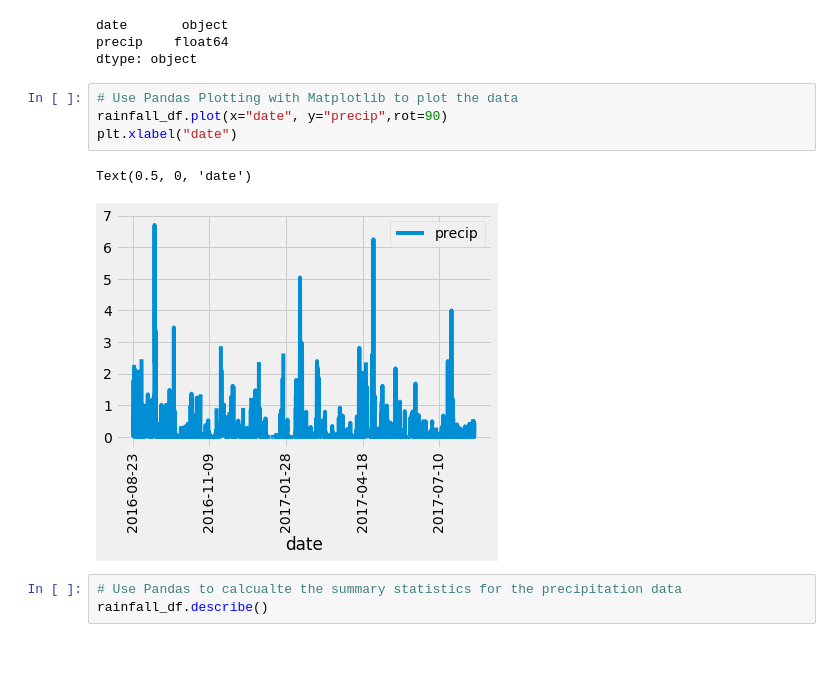
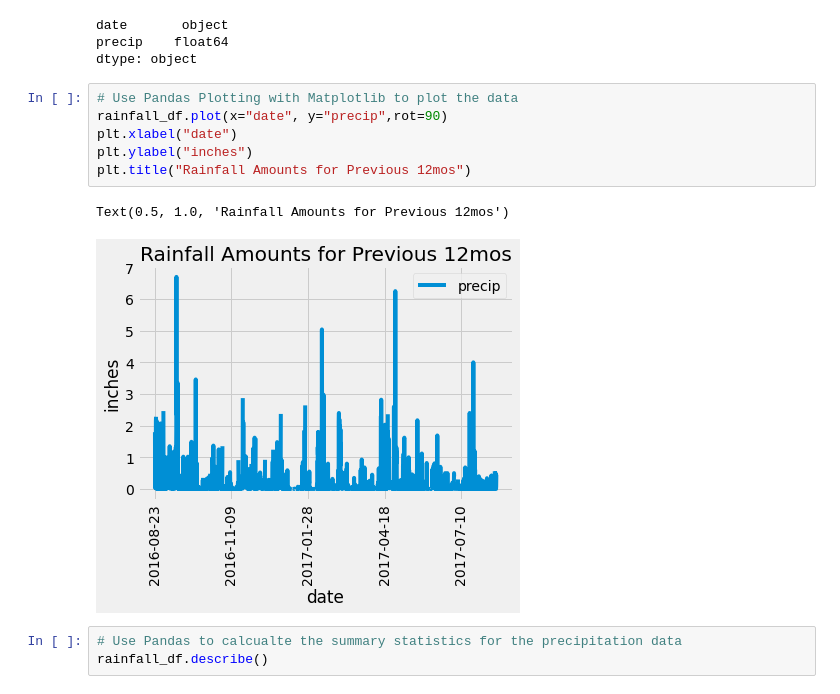
Before and after one commit to loucksjohn/SQLAlchemy_climate, a Jupyter notebook: climate_starter.ipynb, the cells around one changed output. Cells and saved outputs as stored; diff of their text form; blank space fills up the shorter version.

```diff
--- a/climate_starter.ipynb
+++ b/climate_starter.ipynb
@@ -99,10 +99,12 @@ dtype: object
 # %%
 # Use Pandas Plotting with Matplotlib to plot the data
 rainfall_df.plot(x="date", y="precip",rot=90)
 plt.xlabel("date")
+plt.ylabel("inches")
+plt.title("Rainfall Amounts for Previous 12mos")
 # %% [output]
-Text(0.5, 0, 'date')
+Text(0.5, 1.0, 'Rainfall Amounts for Previous 12mos')
-[figure, old version]
+[figure, new version]
 # %%
 # Use Pandas to calcualte the summary statistics for the precipitation data
 rainfall_df.describe()
```
Also changed, not shown: parts of 6 cells of this notebook.
